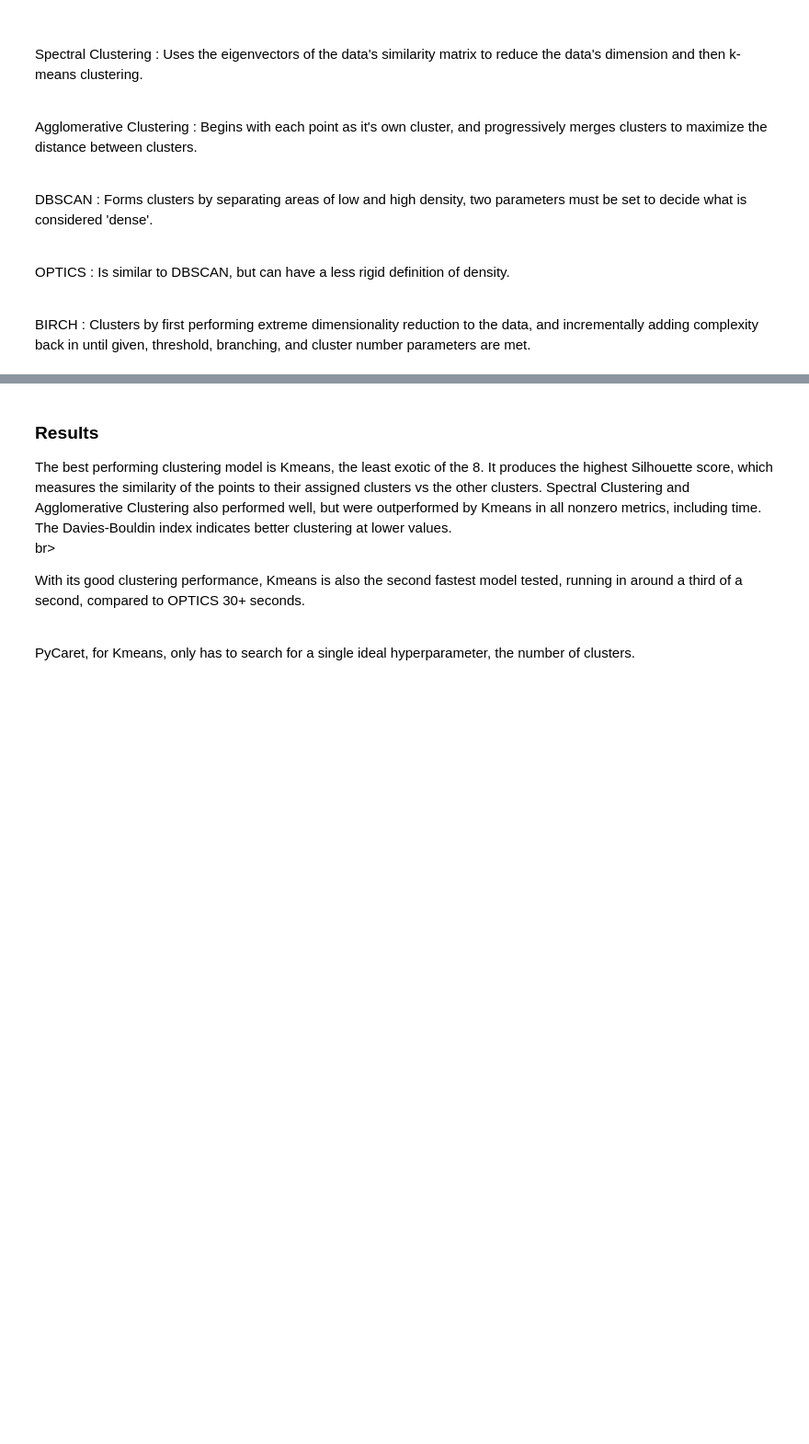
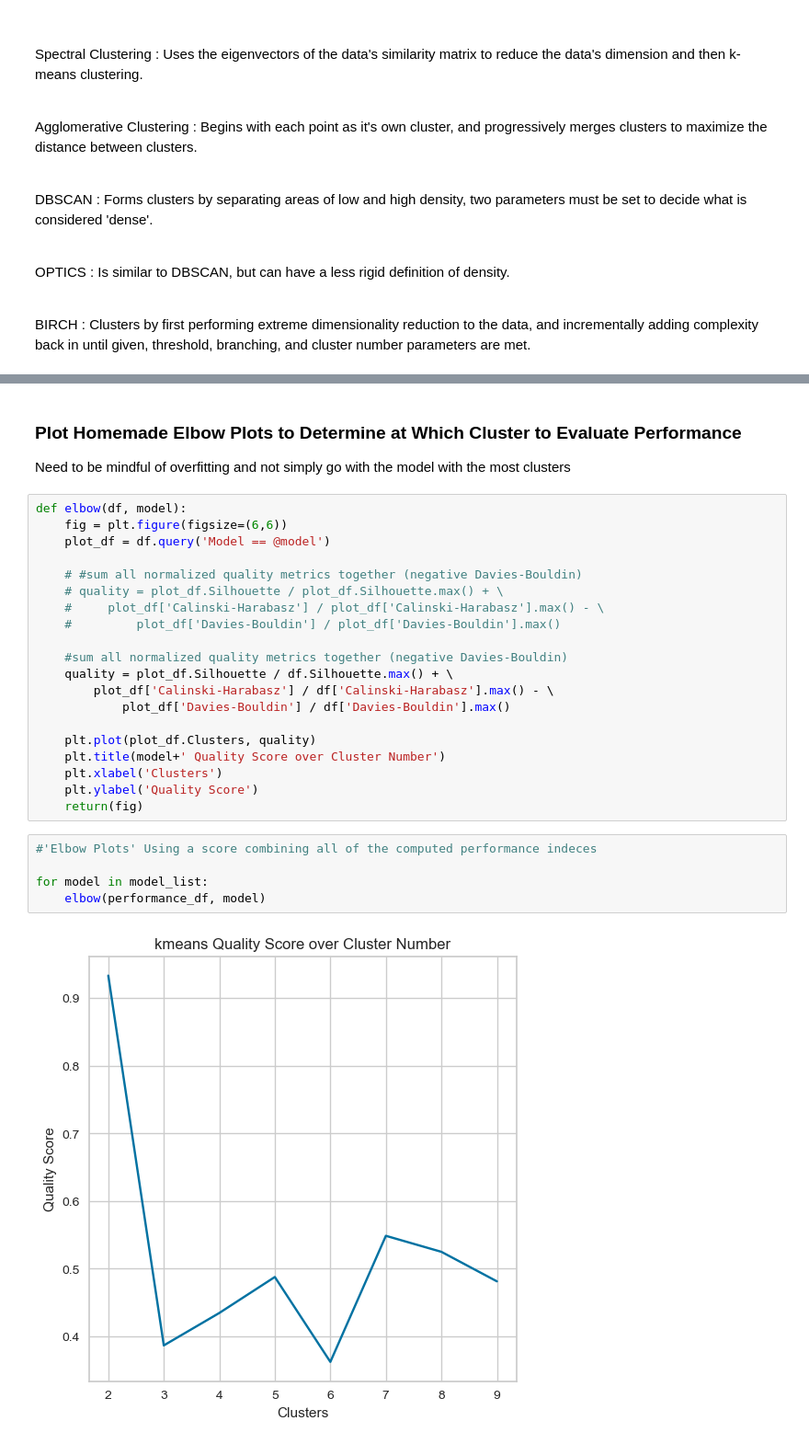
Before and after one commit to UW-MLGEO/MLGEO2024_Geldingadalir, a Jupyter notebook: notebooks/AutoML_Hyperparameter_Tuning.ipynb, the cells around one changed output, grey strips where cells are left out. Shown at 92% size. Cells and saved outputs as stored; diff of their text form; blank space fills up the shorter version.

```diff
--- a/notebooks/AutoML_Hyperparameter_Tuning.ipynb
+++ b/notebooks/AutoML_Hyperparameter_Tuning.ipynb
@@ -219,8 +257,30 @@ performance_df
-# %% [markdown]
-### Results
-
-The best performing clustering model is Kmeans, the least exotic of the 8. It produces the highest Silhouette score, which measures the similarity of the points to their assigned clusters vs the other clusters. Spectral Clustering and Agglomerative Clustering also performed well, but were outperformed by Kmeans in all nonzero metrics, including time. The Davies-Bouldin index indicates better clustering at lower values. <br>br>
-
-With its good clustering performance, Kmeans is also the second fastest model tested, running in around a third of a second, compared to OPTICS 30+ seconds. <br><br>
-
-PyCaret, for Kmeans, only has to search for a single ideal hyperparameter, the number of clusters.
+# %% [markdown]
+### Plot Homemade Elbow Plots to Determine at Which Cluster to Evaluate Performance
+Need to be mindful of overfitting and not simply go with the model with the most clusters
+# %%
+def elbow(df, model):
+    fig = plt.figure(figsize=(6,6))
+    plot_df = df.query('Model == @model')
+
+    # #sum all normalized quality metrics together (negative Davies-Bouldin)
+    # quality = plot_df.Silhouette / plot_df.Silhouette.max() + \
+    #     plot_df['Calinski-Harabasz'] / plot_df['Calinski-Harabasz'].max() - \
+    #         plot_df['Davies-Bouldin'] / plot_df['Davies-Bouldin'].max()
+
+    #sum all normalized quality metrics together (negative Davies-Bouldin)
+    quality = plot_df.Silhouette / df.Silhouette.max() + \
+        plot_df['Calinski-Harabasz'] / df['Calinski-Harabasz'].max() - \
+            plot_df['Davies-Bouldin'] / df['Davies-Bouldin'].max()
+
+    plt.plot(plot_df.Clusters, quality)
+    plt.title(model+' Quality Score over Cluster Number')
+    plt.xlabel('Clusters')
+    plt.ylabel('Quality Score')
+    return(fig)
+# %%
+#'Elbow Plots' Using a score combining all of the computed performance indeces
+
+for model in model_list:
+    elbow(performance_df, model)
+# %% [output]
+[figure, added]
```
Also changed, not shown: parts of 23 cells of this notebook, 2 other files.
